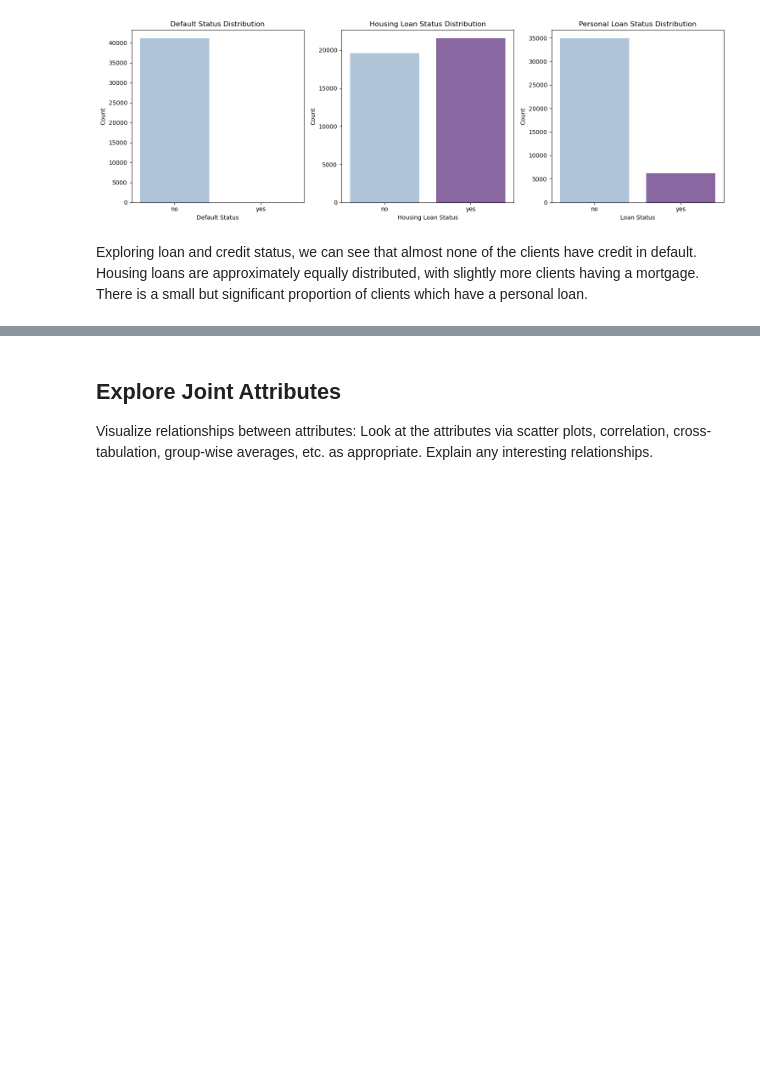
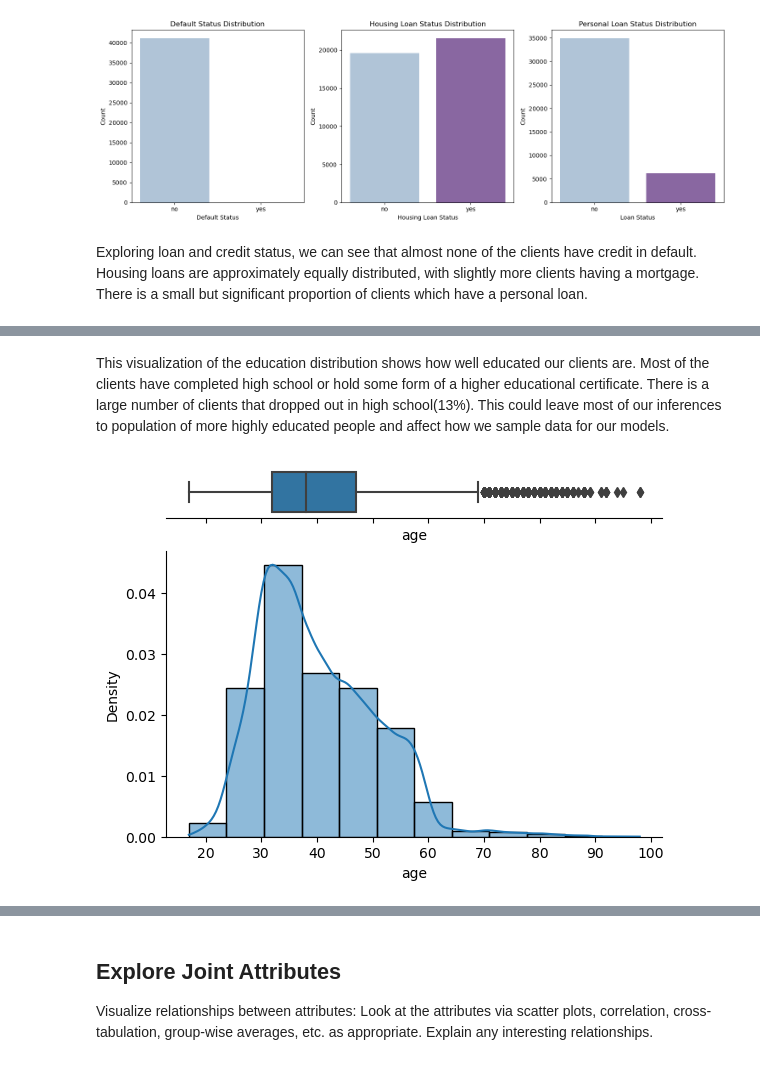
Before and after one commit to NickSager/DS7331_Projects, a Jupyter notebook: Lab01/Lab01.ipynb, the cells around one changed output, grey strips where cells are left out. Cells and saved outputs as stored; diff of their text form; code cells hidden in the pictures; blank space fills up the shorter version.

```diff
--- a/Lab01/Lab01.ipynb
+++ b/Lab01/Lab01.ipynb
@@ -373,0 +411,13 @@ Visualize the most interesting attributes (at least 5 attributes, your opinion o
+# %% [markdown]
+This visualization of the education distribution shows how well educated our clients are. Most of the clients have completed high school or hold some form of a higher educational certificate. There is a large number of clients that dropped out in high school(13%). This could leave most of our inferences to population of more highly educated people and affect how we sample data for our models.
+# %%
+f, (ax_box, ax_hist) = plt.subplots(2, sharex=True, gridspec_kw={"height_ratios": (.15, .85)})
+
+sns.boxplot(x=df.age, ax=ax_box)
+sns.histplot(x=df.age, bins=12, kde=True, stat='density', ax=ax_hist)
+
+ax_box.set(yticks=[])
+sns.despine(ax=ax_hist)
+sns.despine(ax=ax_box, left=True)
+# %% [output]
+[figure, added]
```
Also changed, not shown: parts of 22 cells of this notebook.
